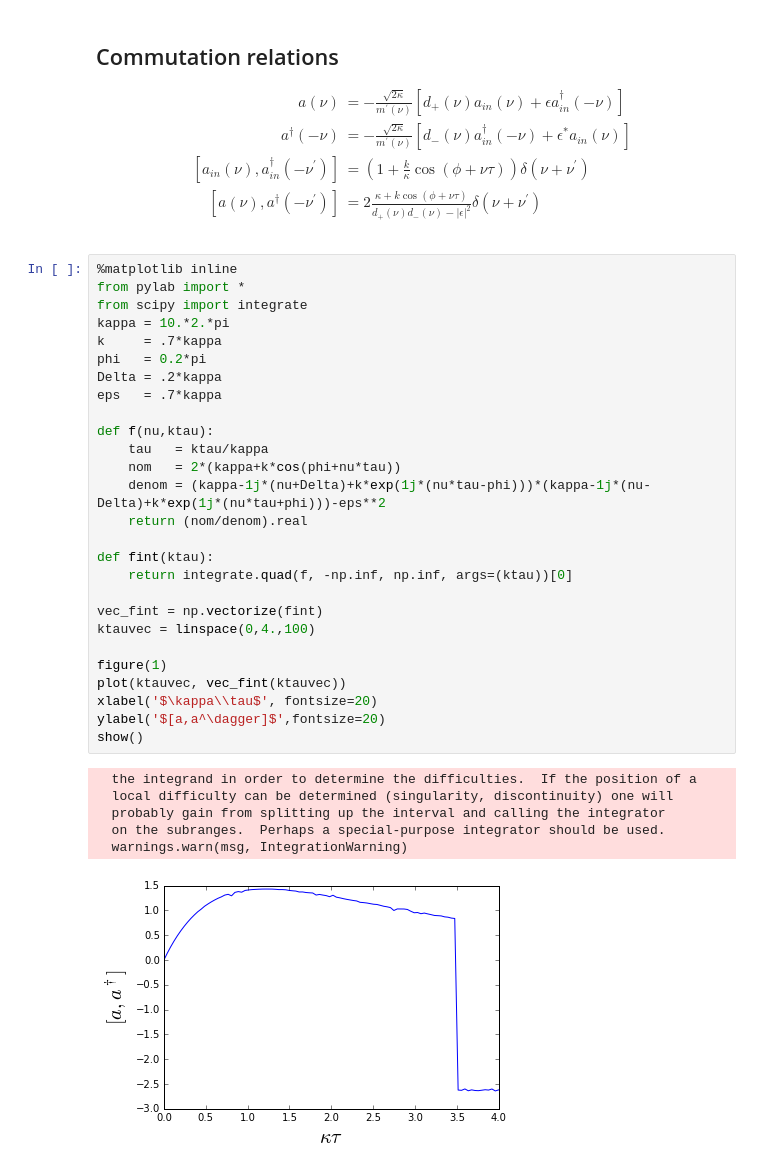
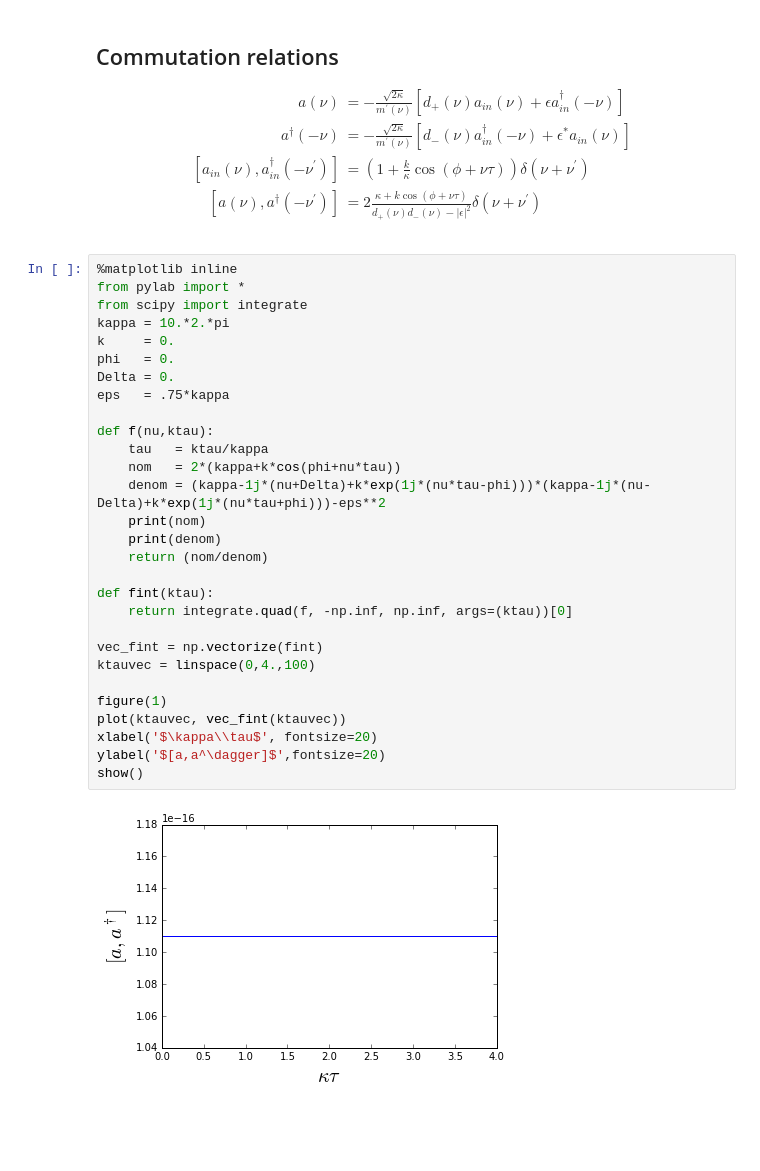
Before and after one commit to nemetniki/DPA, a Jupyter notebook: Commutator.ipynb, the cells around one changed output. Saved outputs shown, nothing was run; the diff lists cells and outputs as text; blank space fills up the shorter version.

```diff
--- a/Commutator.ipynb
+++ b/Commutator.ipynb
@@ -10,34 +10,31 @@ a^\dagger(-\nu) &= -\frac{\sqrt{2\kappa}}{m^\prime(\nu)}\left[d_-(\nu)a^\dagger_
 # %%
 %matplotlib inline
 from pylab import *
 from scipy import integrate
 kappa = 10.*2.*pi
-k     = .7*kappa
-phi   = 0.2*pi
-Delta = .2*kappa
-eps   = .7*kappa
+k     = 0.
+phi   = 0.
+Delta = 0.
+eps   = .75*kappa
 
 def f(nu,ktau):
     tau   = ktau/kappa
     nom   = 2*(kappa+k*cos(phi+nu*tau))
     denom = (kappa-1j*(nu+Delta)+k*exp(1j*(nu*tau-phi)))*(kappa-1j*(nu-Delta)+k*exp(1j*(nu*tau+phi)))-eps**2
-    return (nom/denom).real
+    print(nom)
+    print(denom)
+    return (nom/denom)
 
 def fint(ktau):
     return integrate.quad(f, -np.inf, np.inf, args=(ktau))[0]
 
 vec_fint = np.vectorize(fint)
 ktauvec = linspace(0,4.,100)
 
 figure(1)
 plot(ktauvec, vec_fint(ktauvec))
 xlabel('$\kappa\\tau$', fontsize=20)
 ylabel('$[a,a^\dagger]$',fontsize=20)
 show()
 # %% [output]
-  the integrand in order to determine the difficulties.  If the position of a
-  local difficulty can be determined (singularity, discontinuity) one will
-  probably gain from splitting up the interval and calling the integrator
-  on the subranges.  Perhaps a special-purpose integrator should be used.
-  warnings.warn(msg, IntegrationWarning)
-[figure, old version]
+[figure, new version]
```
Also changed, not shown: parts of 5 cells of this notebook.
